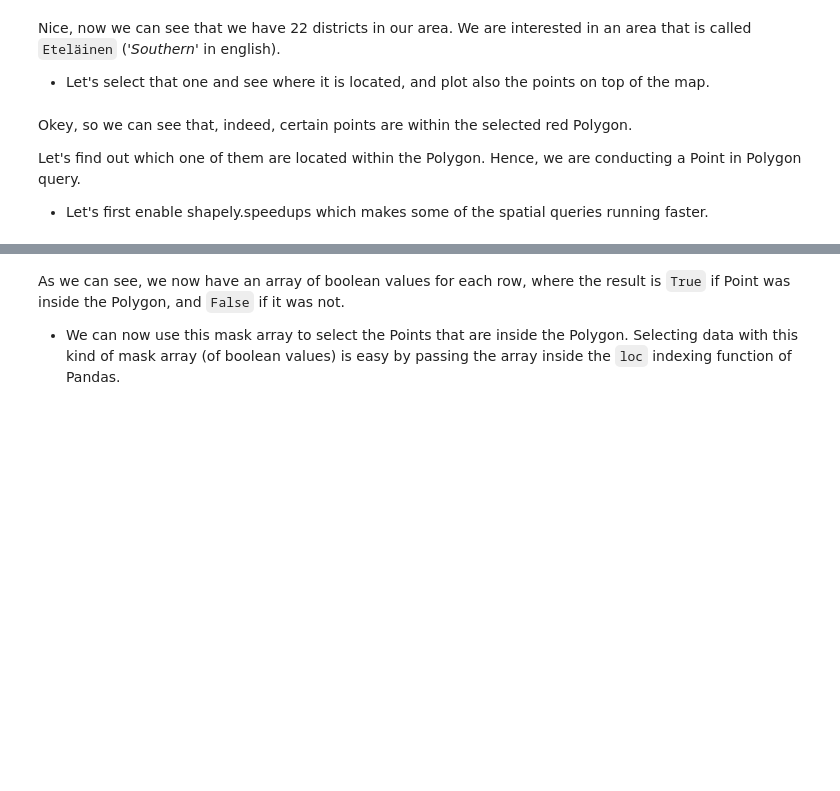
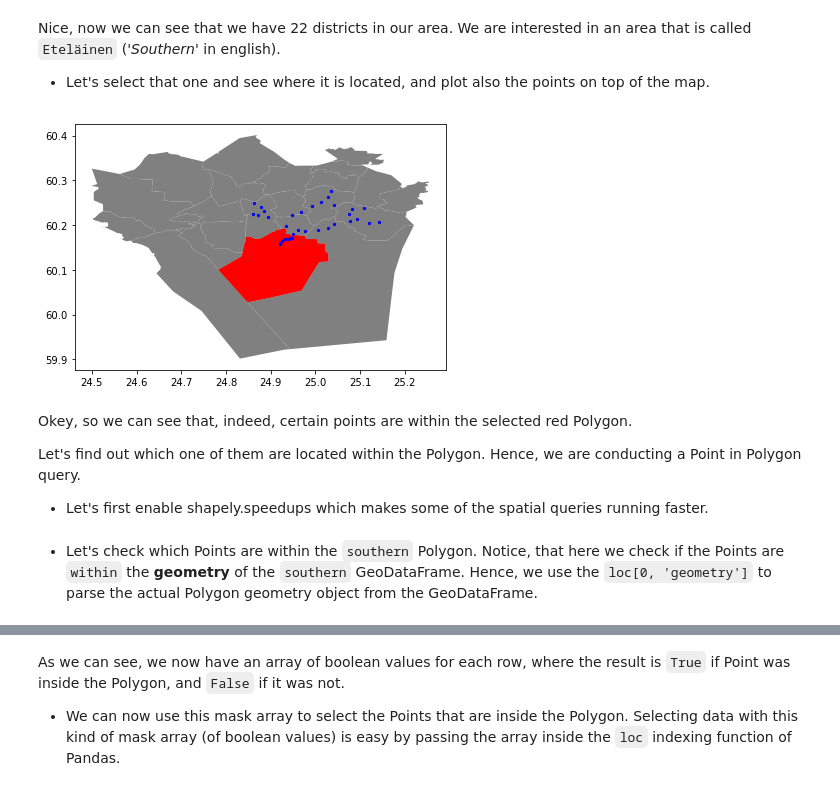
Before and after one commit to Automating-GIS-processes/CSC, a Jupyter notebook: source/notebooks/L4/Point-in-polygon.ipynb, the cells around one changed output, grey strips where cells are left out. Drawn from its saved outputs; the diff is of its cells as text; code cells hidden in the pictures; blank space fills up the shorter version.

```diff
--- a/source/notebooks/L4/Point-in-polygon.ipynb
+++ b/source/notebooks/L4/Point-in-polygon.ipynb
@@ -177,7 +177,7 @@ Next we will do a practical example where we check which of the addresses from [
 - Let's start by reading the addresses from the Shapefile that we saved earlier.
 # %%
 import geopandas as gpd
-fp = "/home/geo/addresses.shp"
+fp = "L4_data/addresses.shp"
 data = gpd.read_file(fp)
 # %% [markdown]
 
@@ -196,7 +196,7 @@ Now we should be able to read a KML file with Geopandas.
 - Let's read the data from a following KML -file:
 # %%
 # Filepath to KML file
-fp = "/home/geo/PKS_suuralue.kml"
+fp = "L4_data/PKS_suuralue.kml"
 
 polys = gpd.read_file(fp, driver='KML')
 polys
@@ -205,14 +223,20 @@ Nice, now we can see that we have 22 districts in our area. We are interested in
 
 - Let's select that one and see where it is located, and plot also the points on top of the map.
 # %%
-southern = polys.ix[polys['Name']=='Eteläinen']
+%matplotlib inline
+import matplotlib.pyplot as plt
+
+# Select 'Eteläinen' district (Southern)
+southern = polys.loc[polys['Name']=='Eteläinen']
 southern.reset_index(drop=True, inplace=True)
-fig, ax = plt.subplots()
-polys.plot(ax=ax, facecolor='gray');
+
+# Create plot
+ax = polys.plot(facecolor='gray');
 southern.plot(ax=ax, facecolor='red');
 data.plot(ax=ax, color='blue', markersize=5);
-@savefig helsinki_districts.png width=7in
-plt.tight_layout();
+plt.tight_layout()
+# %% [output]
+[figure, added]
 # %% [markdown]
 Okey, so we can see that, indeed, certain points are within the selected red Polygon.
 
@@ -228 +249,3 @@ shapely.speedups.enable()
+# %% [markdown]
+- Let's check which Points are within the `southern` Polygon. Notice, that here we check if the Points are `within` the **geometry** of the `southern` GeoDataFrame. Hence, we use the `loc[0, 'geometry']` to parse the actual Polygon geometry object from the GeoDataFrame.
 # %%
```
Also changed, not shown: parts of 6 cells of this notebook, 22 other files.
